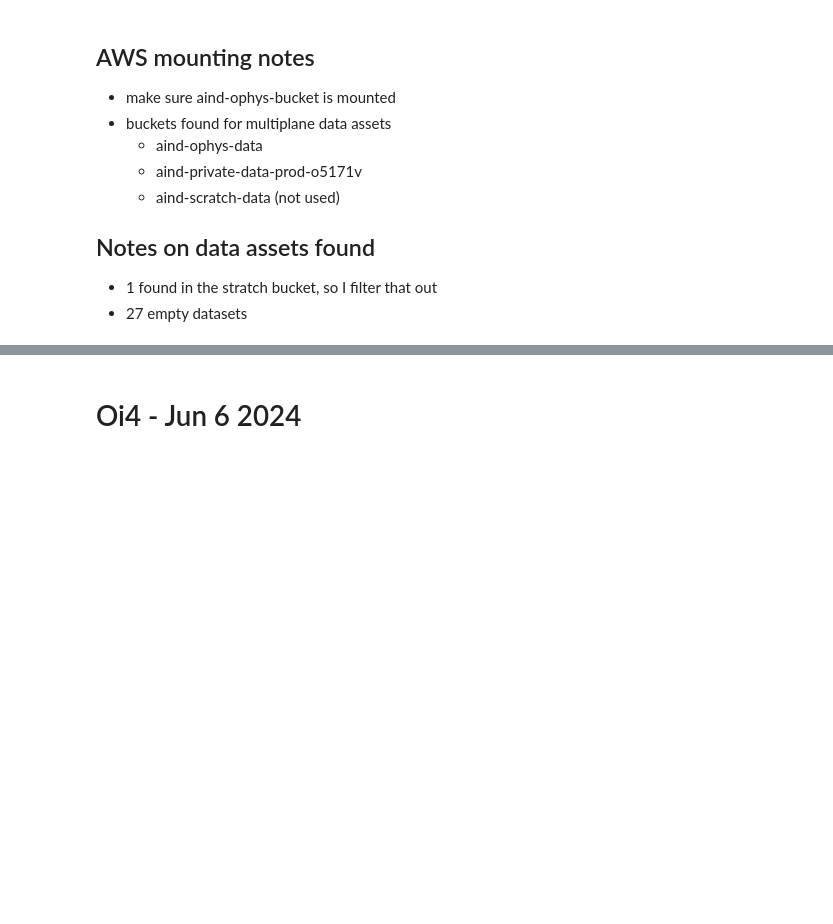
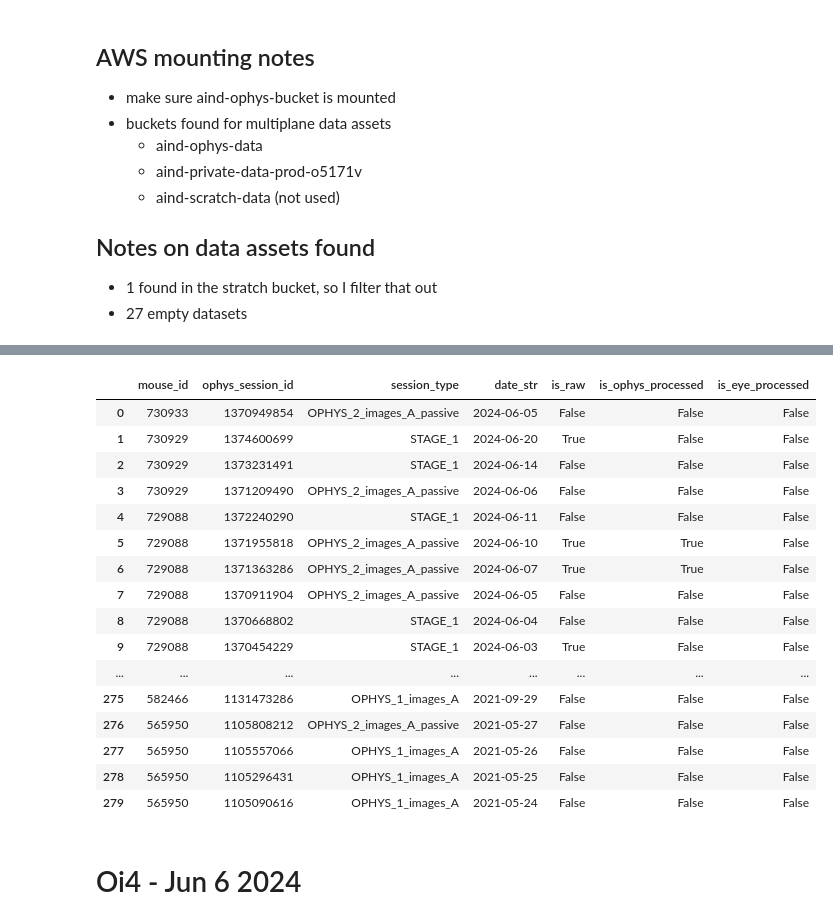
Before and after one commit to AllenNeuralDynamics/lamf-analysis, a Jupyter notebook: src/lamf_analysis/notebooks/Code-Ocean-Assets-on-AWS-compared-to-LIMS.ipynb, the cells around one changed output, grey strips where cells are left out. Saved outputs shown, nothing was run; the diff lists cells and outputs as text; code cells hidden in the pictures; blank space fills up the shorter version.

```diff
--- a/src/lamf_analysis/notebooks/Code-Ocean-Assets-on-AWS-compared-to-LIMS.ipynb
+++ b/src/lamf_analysis/notebooks/Code-Ocean-Assets-on-AWS-compared-to-LIMS.ipynb
@@ -202,0 +207,24 @@ final_df[final_df.duplicated(subset='name', keep=False)]
+# %%
+# merge raw
+lims_co_table = session_table.merge(raw_table, right_on='lims_osid', left_on='ophys_session_id', how='left')
+# merge derived
+lims_co_table = lims_co_table.merge(derived_table, left_on='name', right_on='prefix_name', how='left')
+
+# annotate bool cols
+
+# 'is_raw' if name not nan
+lims_co_table['is_raw'] = lims_co_table['name'].notnull()
+lims_co_table['is_ophys_processed'] = lims_co_table['processed_type'] == 'processed'
+lims_co_table['is_eye_processed'] = lims_co_table['processed_type'] == 'dlc-eye'
+
+# sort by [mouse_id, date_str] descending
+lims_co_table = lims_co_table.sort_values(by=['project_code','mouse_id', 'date_str'], ascending=False).reset_index(drop=True)
+
+
+# split table by project_code
+project_codes = lims_co_table['project_code'].unique()
+project_tables = {}
+for project_code in project_codes:
+    project_tables[project_code] = lims_co_table[lims_co_table['project_code'] == project_code].reset_index(drop=True)
+
+lims_co_table
@@ -203,3 +245,34 @@ final_df[final_df.duplicated(subset='name', keep=False)]
+# %%
+import seaborn as sns
+# get first 5 of LearningmFISHDevelopment
+project_code = 'LearningmFISHDevelopment'
+project_table = project_tables[project_code]
+
+plot_cols = ['mouse_id','ophys_session_id','session_type','date_str','is_raw', 'is_ophys_processed', 'is_eye_processed']
+
+# make pretty table, with mouse_id, opsys_session_id, session_type, date_str as text; and is_raw, is_ophys_processed, is_eye_processed with green boxes if True
+pretty_table = project_table[plot_cols].copy()
+pretty_table = pretty_table.fillna('None')
+pretty_table = pretty_table.style.applymap(lambda x: 'background-color: green' if x == True else '')
+pretty_table
+# %% [output]
+|  | mouse_id | ophys_session_id | session_type | date_str | is_raw | is_ophys_processed | is_eye_processed |
+| 0 | 730933 | 1370949854 | OPHYS_2_images_A_passive | 2024-06-05 | False | False | False |
+| 1 | 730929 | 1374600699 | STAGE_1 | 2024-06-20 | True | False | False |
+| 2 | 730929 | 1373231491 | STAGE_1 | 2024-06-14 | False | False | False |
+| 3 | 730929 | 1371209490 | OPHYS_2_images_A_passive | 2024-06-06 | False | False | False |
+| 4 | 729088 | 1372240290 | STAGE_1 | 2024-06-11 | False | False | False |
+| 5 | 729088 | 1371955818 | OPHYS_2_images_A_passive | 2024-06-10 | True | True | False |
+| 6 | 729088 | 1371363286 | OPHYS_2_images_A_passive | 2024-06-07 | True | True | False |
+| 7 | 729088 | 1370911904 | OPHYS_2_images_A_passive | 2024-06-05 | False | False | False |
+| 8 | 729088 | 1370668802 | STAGE_1 | 2024-06-04 | False | False | False |
+| 9 | 729088 | 1370454229 | STAGE_1 | 2024-06-03 | True | False | False |
+| ... | ... | ... | ... | ... | ... | ... | ... |
+| 275 | 582466 | 1131473286 | OPHYS_1_images_A | 2021-09-29 | False | False | False |
+| 276 | 565950 | 1105808212 | OPHYS_2_images_A_passive | 2021-05-27 | False | False | False |
+| 277 | 565950 | 1105557066 | OPHYS_1_images_A | 2021-05-26 | False | False | False |
+| 278 | 565950 | 1105296431 | OPHYS_1_images_A | 2021-05-25 | False | False | False |
+| 279 | 565950 | 1105090616 | OPHYS_1_images_A | 2021-05-24 | False | False | False |
 # %% [markdown]
 # Oi4 - Jun 6 2024
 # %%
```
Also changed, not shown: parts of 11 cells of this notebook.
